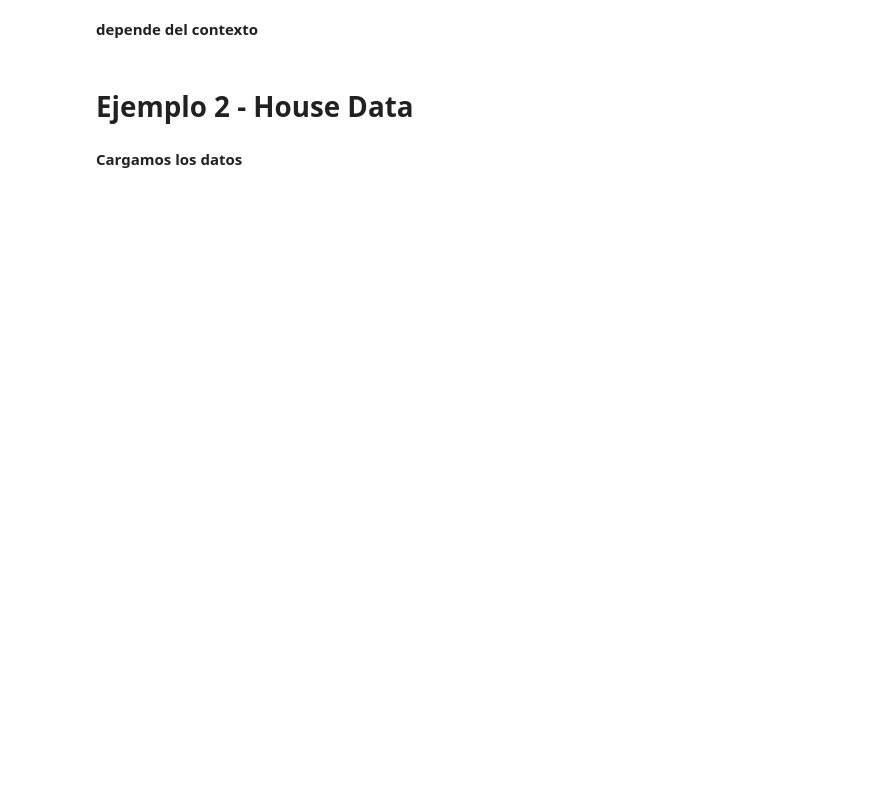
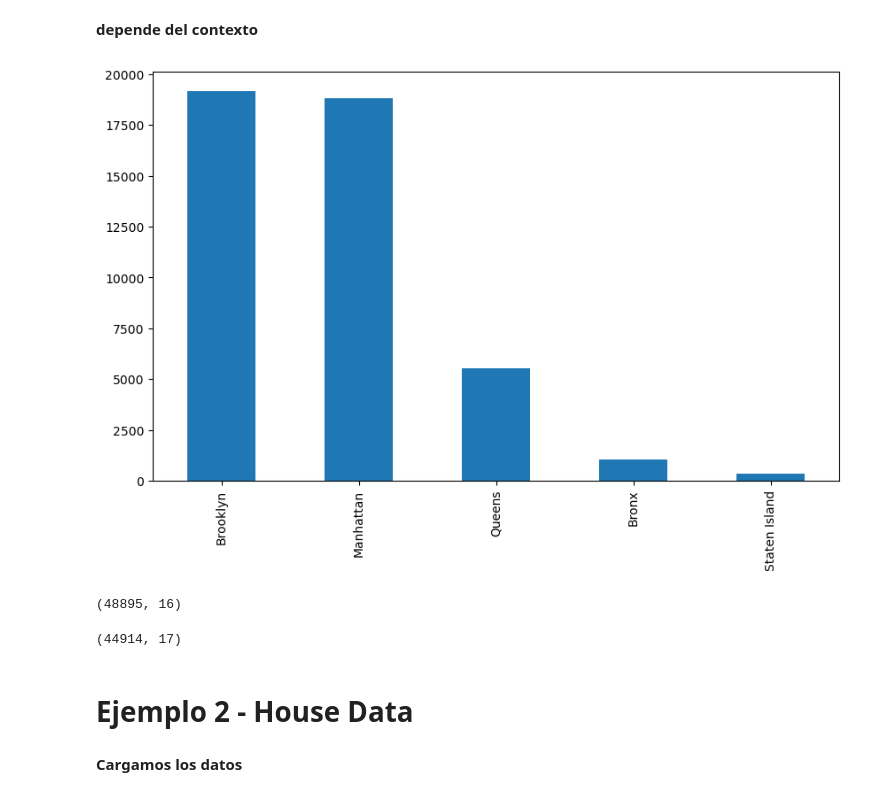
Before and after one commit to Ironhack-Data-Madrid-Enero-2023/apuntes_clase, a Jupyter notebook: semana_2/4.1 - Data Cleaning 2.ipynb, the cells around one changed output. Saved outputs shown, nothing was run; the diff lists cells and outputs as text; code cells hidden in the pictures; blank space fills up the shorter version.

```diff
--- a/semana_2/4.1 - Data Cleaning 2.ipynb
+++ b/semana_2/4.1 - Data Cleaning 2.ipynb
@@ -779,5 +805,19 @@ memory usage: 8.4 MB
 # %% [markdown]
 **depende del contexto**
+# %%
+plt.figure(figsize=(10, 6))
+
+airbnb.neighbourhood_group.value_counts().plot.bar();
+# %% [output]
+[figure, added]
+# %%
+airbnb_ori.shape
+# %% [output]
+(48895, 16)
+# %%
+airbnb.shape
+# %% [output]
+(44914, 17)
 # %% [markdown]
 # Ejemplo 2 - House Data
 # %% [markdown]
```
Also changed, not shown: parts of 57 cells of this notebook.
